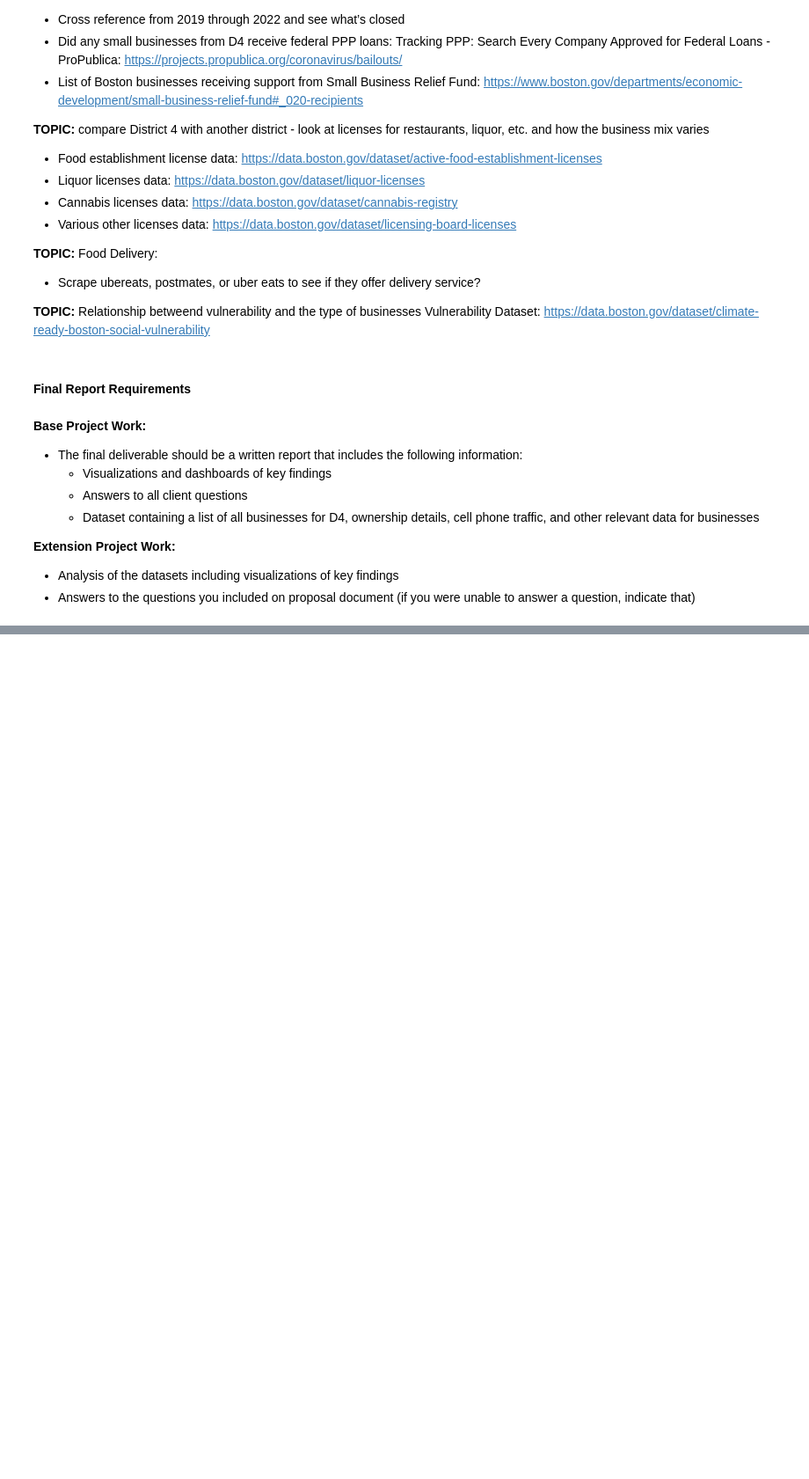
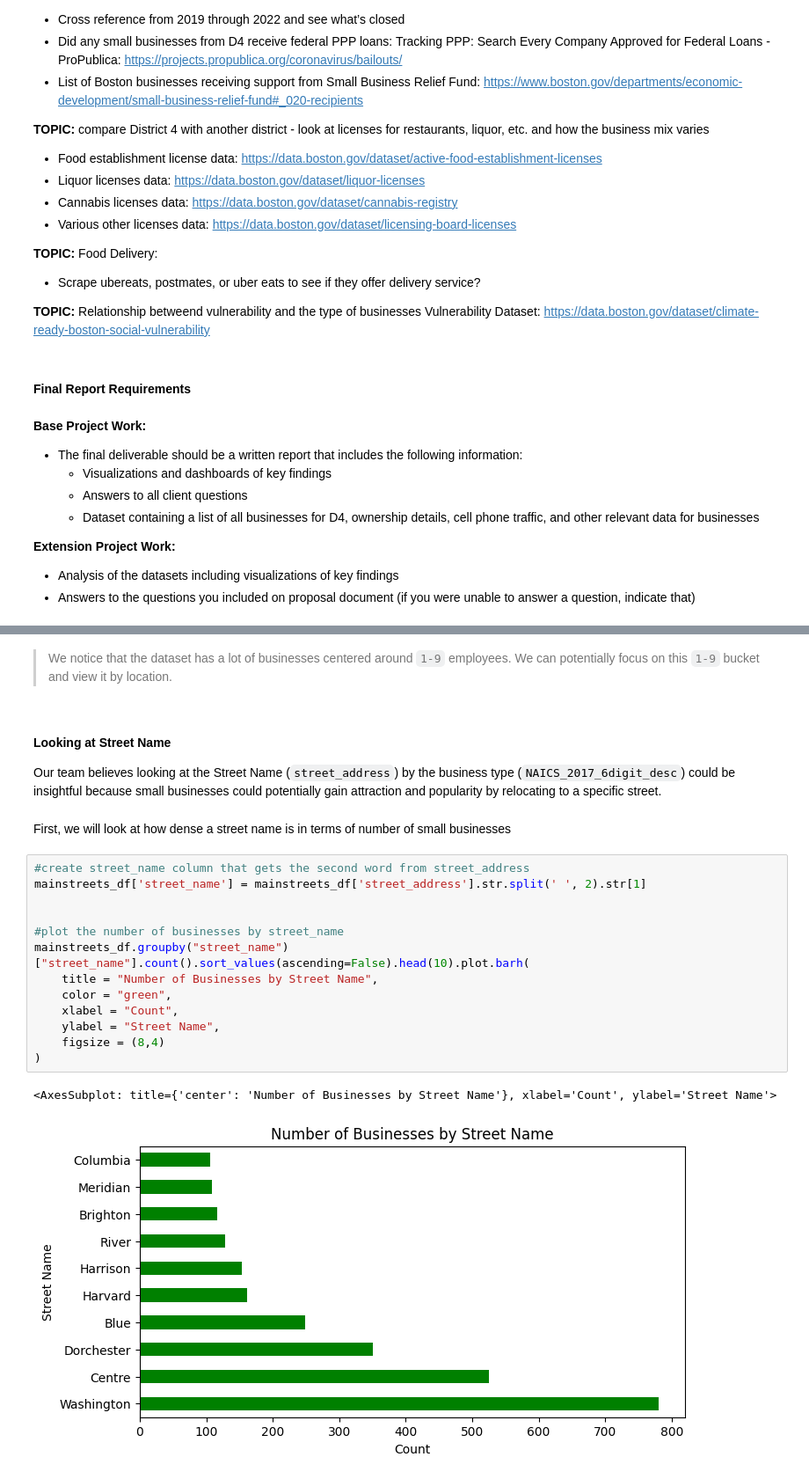
Before and after one commit to BU-Spark/ds-councilor-worrell-small-business, a Jupyter notebook: Deliverable3/report.ipynb, the cells around one changed output, grey strips where cells are left out. Shown at 88% size. Drawn from its saved outputs; the diff is of its cells as text; blank space fills up the shorter version.

```diff
--- a/Deliverable3/report.ipynb
+++ b/Deliverable3/report.ipynb
@@ -73,0 +146,23 @@ Vulnerability Dataset: https://data.boston.gov/dataset/climate-ready-boston-soci
+# %% [markdown]
+> We notice that the dataset has a lot of businesses centered around `1-9` employees. We can potentially focus on this `1-9` bucket and view it by location.
+# %% [markdown]
+#### **Looking at Street Name**
+Our team believes looking at the Street Name (`street_address`) by the business type (`NAICS_2017_6digit_desc`) could be insightful because small businesses could potentially gain attraction and popularity by relocating to a specific street.
+# %% [markdown]
+First, we will look at how dense a street name is in terms of number of small businesses
+# %%
+#create street_name column that gets the second word from street_address
+mainstreets_df['street_name'] = mainstreets_df['street_address'].str.split(' ', 2).str[1]
+
+
+#plot the number of businesses by street_name
+mainstreets_df.groupby("street_name")["street_name"].count().sort_values(ascending=False).head(10).plot.barh(
+    title = "Number of Businesses by Street Name",
+    color = "green",
+    xlabel = "Count",
+    ylabel = "Street Name",
+    figsize = (8,4)
+)
+# %% [output]
+<AxesSubplot: title={'center': 'Number of Businesses by Street Name'}, xlabel='Count', ylabel='Street Name'>
+[figure, added]
```
Also changed, not shown: parts of 22 cells of this notebook.
